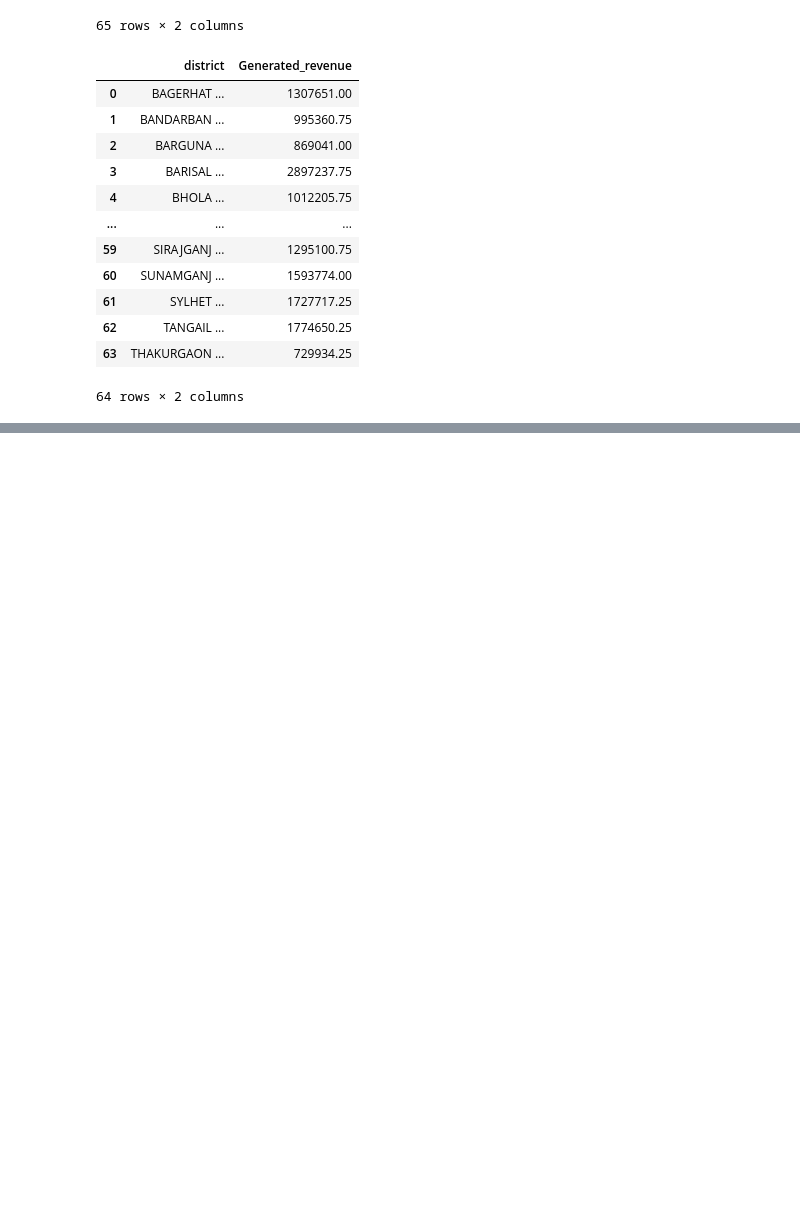
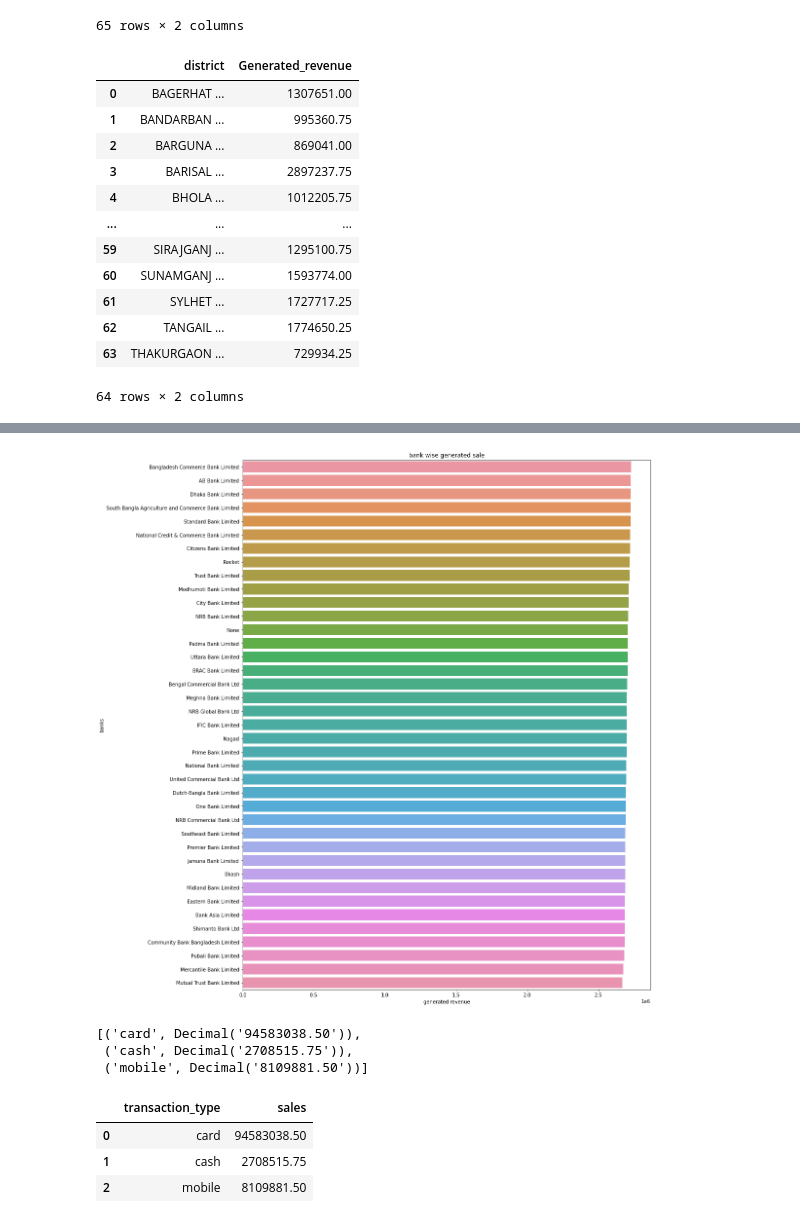
Before and after one commit to esrdlab-vinternship/HDA-5th-Round-vInternship, a Jupyter notebook: notebook/dataload/OLAP_tutorial.ipynb, the cells around one changed output, grey strips where cells are left out. Drawn from its saved outputs; the diff is of its cells as text; code cells hidden in the pictures; blank space fills up the shorter version.

```diff
--- a/notebook/dataload/OLAP_tutorial.ipynb
+++ b/notebook/dataload/OLAP_tutorial.ipynb
@@ -305,0 +460,13 @@ monthwise_income
+# %%
+statement="""SELECT Trans_dim.bank_name as "bank", SUM(fact_table.total_price) "sales"
+FROM star.fact_table
+JOIN star.Trans_dim ON
+Trans_dim.payment_key = fact_table.payment_key
+GROUP BY CUBE(Trans_dim.bank_name)
+ORDER BY Trans_dim.bank_name"""
+
+cur = con.cursor()
+# psycopg2.extras.execute_batch(cur, insert_stmt, fact_data.values)
+cur.execute(statement)
+q8 = cur.fetchall()
+q8
@@ -305,0 +491,2 @@ monthwise_income
+# %%
+df8=pd.DataFrame(list(q8), columns=(['bank','sales']))
@@ -305,0 +513,31 @@ monthwise_income
+# %%
+df8=df8.drop([39])
+# %%
+df8['sales']=df8['sales'].astype('float64')
+# %%
+bank = df8['bank']
+plt.figure(figsize=(15, 20))
+sns.barplot(data=df8,x='sales',y='bank',order=df8.sort_values('sales',ascending = False).bank)
+sns.color_palette("mako", as_cmap=True)
+plt.title('bank wise generated sale')
+plt.xlabel('generated revenue')
+plt.ylabel('banks');
+# %% [output]
+[figure, added]
+# %%
+statement="""SELECT Trans_dim.trans_type as "transaction_type", SUM(fact_table.total_price) "sales"
+FROM star.fact_table
+JOIN star.Trans_dim ON
+Trans_dim.payment_key = fact_table.payment_key
+GROUP BY Trans_dim.trans_type
+ORDER BY Trans_dim.trans_type"""
+
+cur = con.cursor()
+# psycopg2.extras.execute_batch(cur, insert_stmt, fact_data.values)
+cur.execute(statement)
+q9 = cur.fetchall()
+q9
+# %% [output]
+[('card', Decimal('94583038.50')),
+ ('cash', Decimal('2708515.75')),
+ ('mobile', Decimal('8109881.50'))]
@@ -305,0 +546,7 @@ monthwise_income
+# %%
+df9
+# %% [output]
+|  | transaction_type | sales |
+| 0 | card | 94583038.50 |
+| 1 | cash | 2708515.75 |
+| 2 | mobile | 8109881.50 |
```
Also changed, not shown: parts of 40 cells of this notebook.
